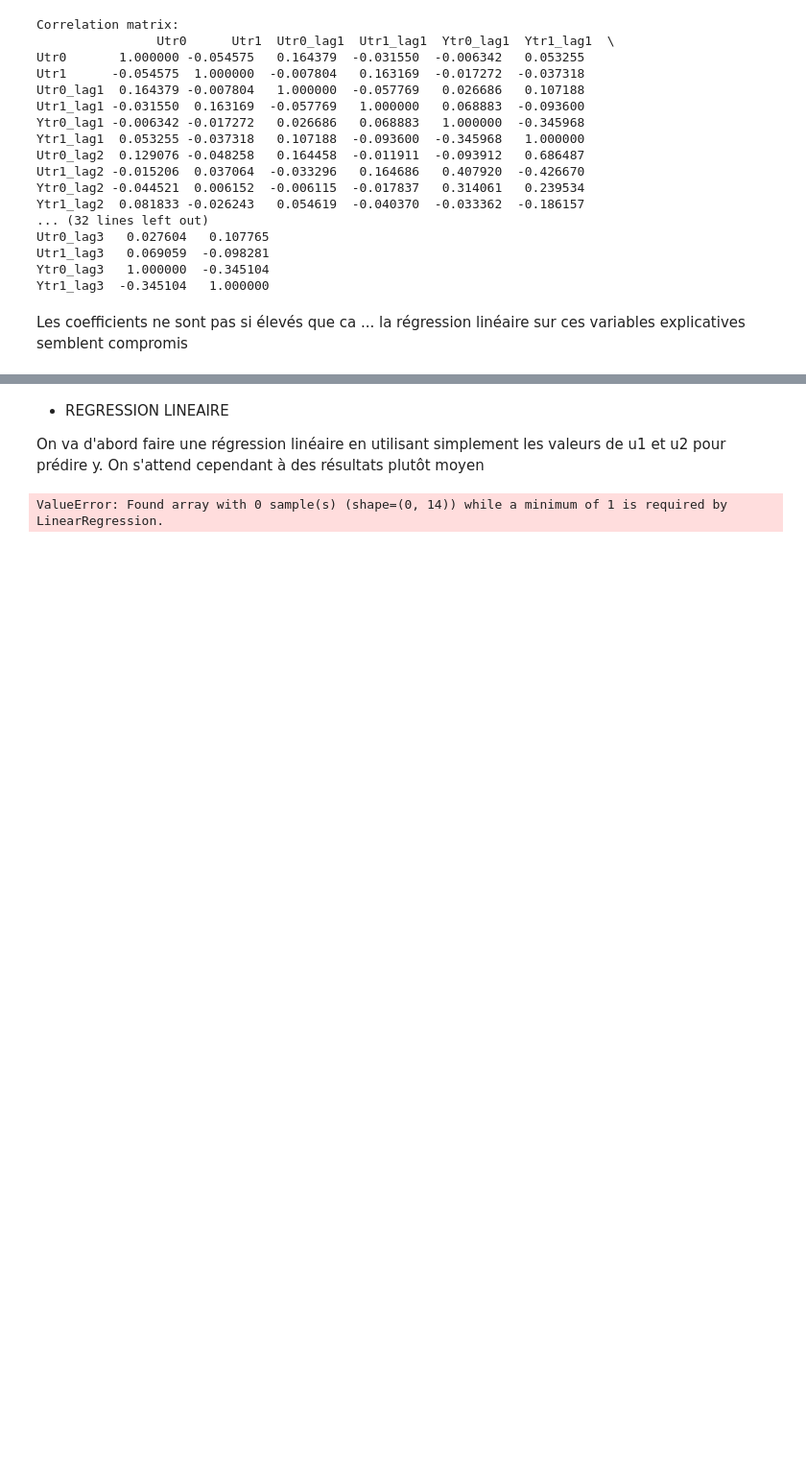
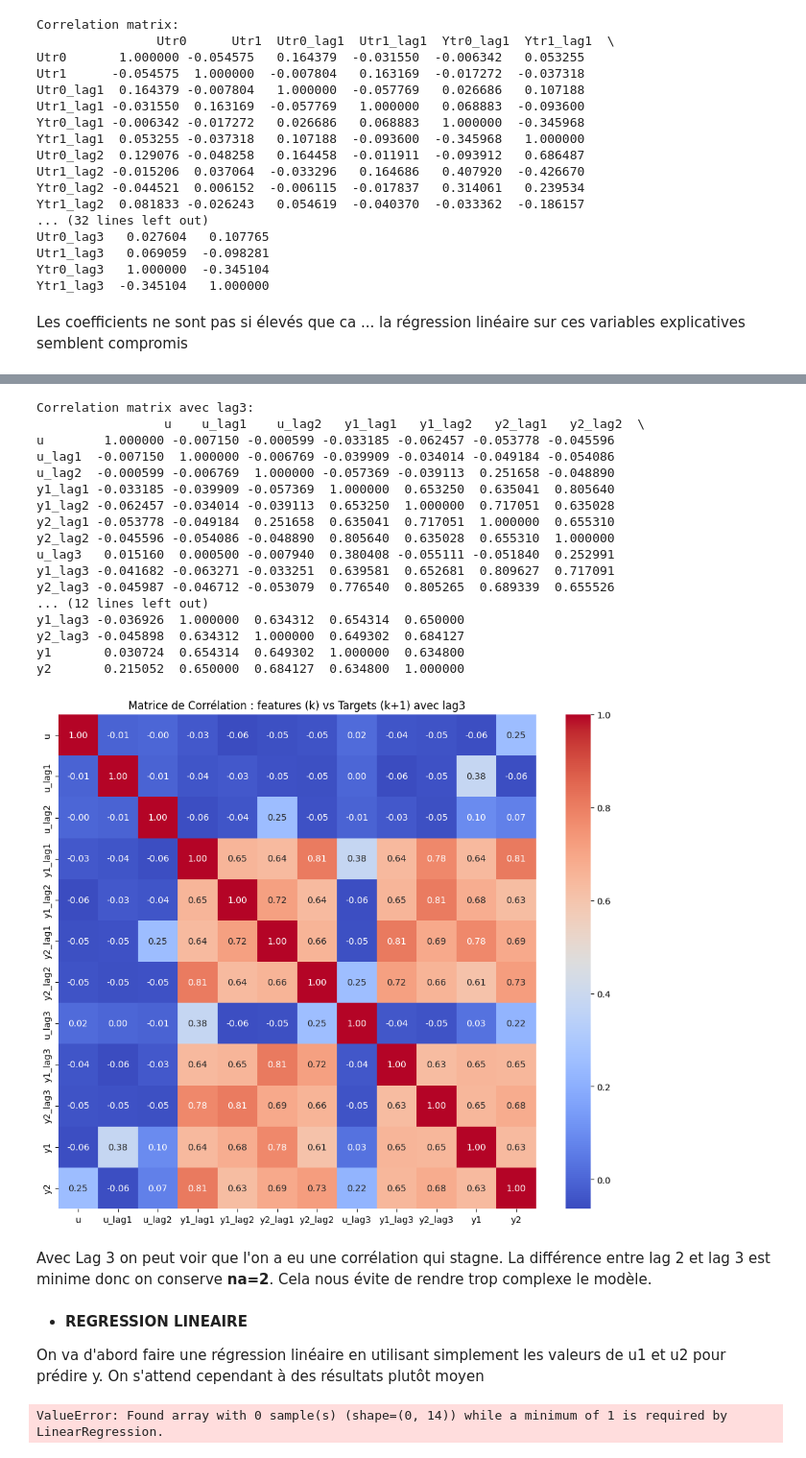
Before and after one commit to Mathis-Vrgt/projet-infoF422, a Jupyter notebook: projet.ipynb, the cells around one changed output, grey strips where cells are left out. Shown at 96% size. Cells and saved outputs as stored; diff of their text form; code cells hidden in the pictures; blank space fills up the shorter version.

```diff
--- a/projet.ipynb
+++ b/projet.ipynb
@@ -455,5 +495,41 @@ Les coefficients ne sont pas si élevés que ca ... la régression linéaire sur
+# %%
+U_Narx1_reg['u_lag3'] = U_Narx1['u'].shift(3)
+U_Narx1_reg['y1_lag3'] = Y_Narx1['y1'].shift(3)
+U_Narx1_reg['y2_lag3'] = Y_Narx1['y2'].shift(3)
+
+U_Narx1_reg = U_Narx1_reg.fillna(0)
+
+df_analyse_lag3 = pd.concat([U_Narx1_reg,Y_Narx1_reg], axis=1)
+correlation_matrix_lag3 = df_analyse_lag3.corr()
+print("Correlation matrix avec lag3:\n", correlation_matrix_lag3)
+
+plt.figure(figsize=(12, 10))
+sns.heatmap(correlation_matrix_lag3, annot=True, cmap='coolwarm', fmt=".2f")
+plt.title("Matrice de Corrélation : features (k) vs Targets (k+1) avec lag3")
+plt.show()
+# %% [output]
+Correlation matrix avec lag3:
+                 u    u_lag1    u_lag2   y1_lag1   y1_lag2   y2_lag1   y2_lag2  \
+u        1.000000 -0.007150 -0.000599 -0.033185 -0.062457 -0.053778 -0.045596
+u_lag1  -0.007150  1.000000 -0.006769 -0.039909 -0.034014 -0.049184 -0.054086
+u_lag2  -0.000599 -0.006769  1.000000 -0.057369 -0.039113  0.251658 -0.048890
+y1_lag1 -0.033185 -0.039909 -0.057369  1.000000  0.653250  0.635041  0.805640
+y1_lag2 -0.062457 -0.034014 -0.039113  0.653250  1.000000  0.717051  0.635028
+y2_lag1 -0.053778 -0.049184  0.251658  0.635041  0.717051  1.000000  0.655310
+y2_lag2 -0.045596 -0.054086 -0.048890  0.805640  0.635028  0.655310  1.000000
+u_lag3   0.015160  0.000500 -0.007940  0.380408 -0.055111 -0.051840  0.252991
+y1_lag3 -0.041682 -0.063271 -0.033251  0.639581  0.652681  0.809627  0.717091
+y2_lag3 -0.045987 -0.046712 -0.053079  0.776540  0.805265  0.689339  0.655526
+... (12 lines left out)
+y1_lag3 -0.036926  1.000000  0.634312  0.654314  0.650000
+y2_lag3 -0.045898  0.634312  1.000000  0.649302  0.684127
+y1       0.030724  0.654314  0.649302  1.000000  0.634800
+y2       0.215052  0.650000  0.684127  0.634800  1.000000
+[figure, added]
+# %% [markdown]
+Avec Lag 3 on peut voir que l'on a eu une corrélation qui stagne. La différence entre lag 2 et lag 3 est minime donc on conserve **na=2**. Cela nous évite de rendre trop complexe le modèle.
 # %% [markdown]
-- REGRESSION LINEAIRE
+- **REGRESSION LINEAIRE**
 
 On va d'abord faire une régression linéaire en utilisant simplement les valeurs de u1 et u2 pour prédire y. On s'attend cependant à des résultats plutôt moyen
 # %%
```
Also changed, not shown: parts of 8 cells of this notebook.
